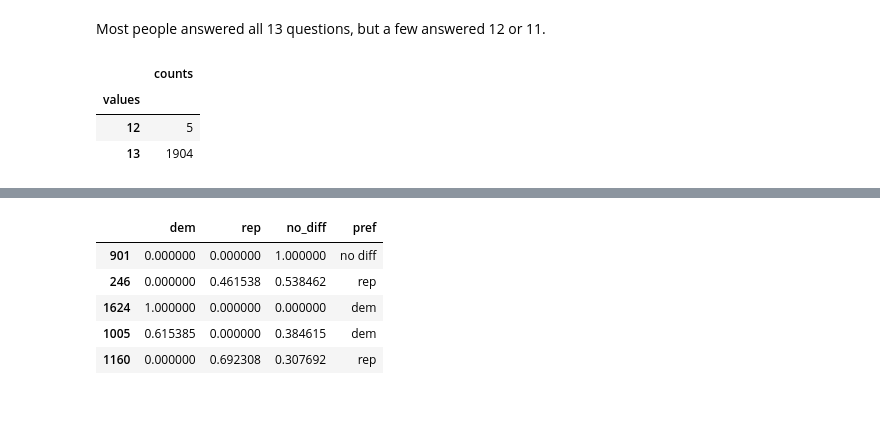
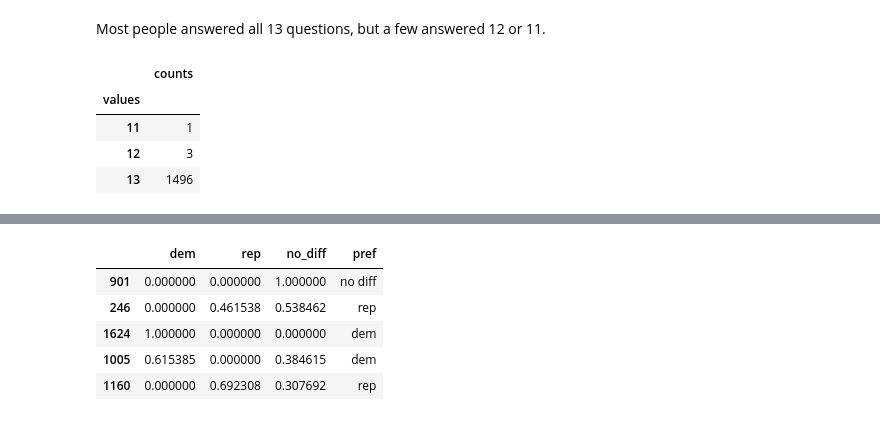
Before and after one commit to AllenDowney/ProbablyOverthinkingIt, a Jupyter notebook: examples/anes_2024_pilot.ipynb, the cells around one changed output, grey strips where cells are left out. Cells and saved outputs as stored; diff of their text form; code cells hidden in the pictures.

```diff
--- a/examples/anes_2024_pilot.ipynb
+++ b/examples/anes_2024_pilot.ipynb
@@ -656,12 +604,13 @@ counts
 # %% [markdown]
 Most people answered all 13 questions, but a few answered 12 or 11.
 # %%
-data = sample[columns].replace(-7, np.nan)
+data = df[columns].replace(-7, np.nan)
 count = data.count(axis=1)
 value_counts(count)
 # %% [output]
 |  | counts |
 | values |  |
-| 12 | 5 |
-| 13 | 1904 |
+| 11 | 1 |
+| 12 | 3 |
+| 13 | 1496 |
 [interactive output not drawn]
```
Also changed, not shown: parts of 83 cells of this notebook.
